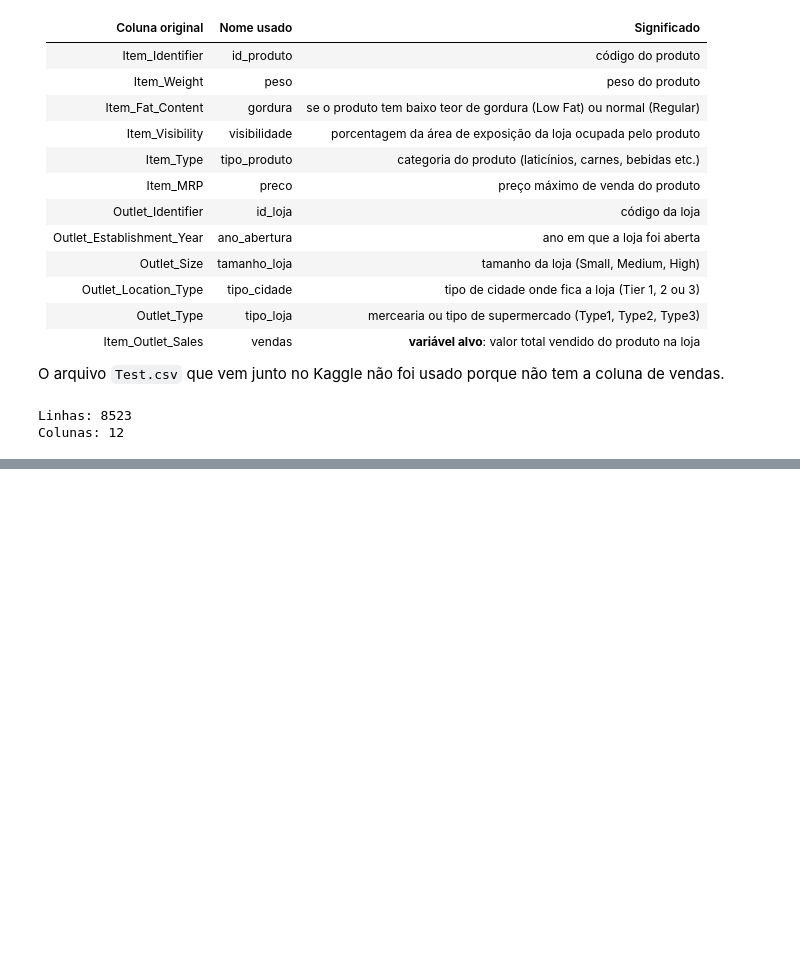
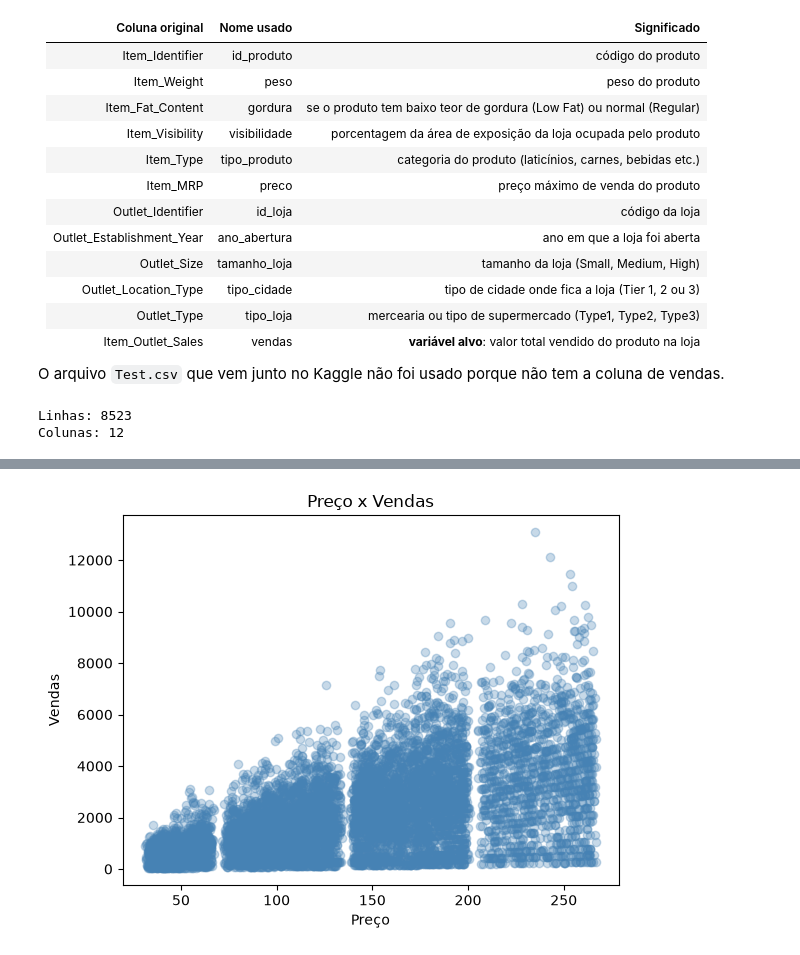
Before and after one commit to JlucasFaria/projeto-ml, a Jupyter notebook: notebooks/05_vendas_bigmart.ipynb, the cells around one changed output, grey strips where cells are left out. Cells and saved outputs as stored; diff of their text form; code cells hidden in the pictures; blank space fills up the shorter version.

```diff
--- a/notebooks/05_vendas_bigmart.ipynb
+++ b/notebooks/05_vendas_bigmart.ipynb
@@ -64,0 +176,9 @@ Colunas: 12
+# %%
+# relacao entre preco e vendas
+plt.scatter(df['preco'], df['vendas'], alpha=0.3, color='steelblue')
+plt.title('Preço x Vendas')
+plt.xlabel('Preço')
+plt.ylabel('Vendas')
+plt.show()
+# %% [output]
+[figure, added]
```
Also changed, not shown: parts of 15 cells of this notebook.
